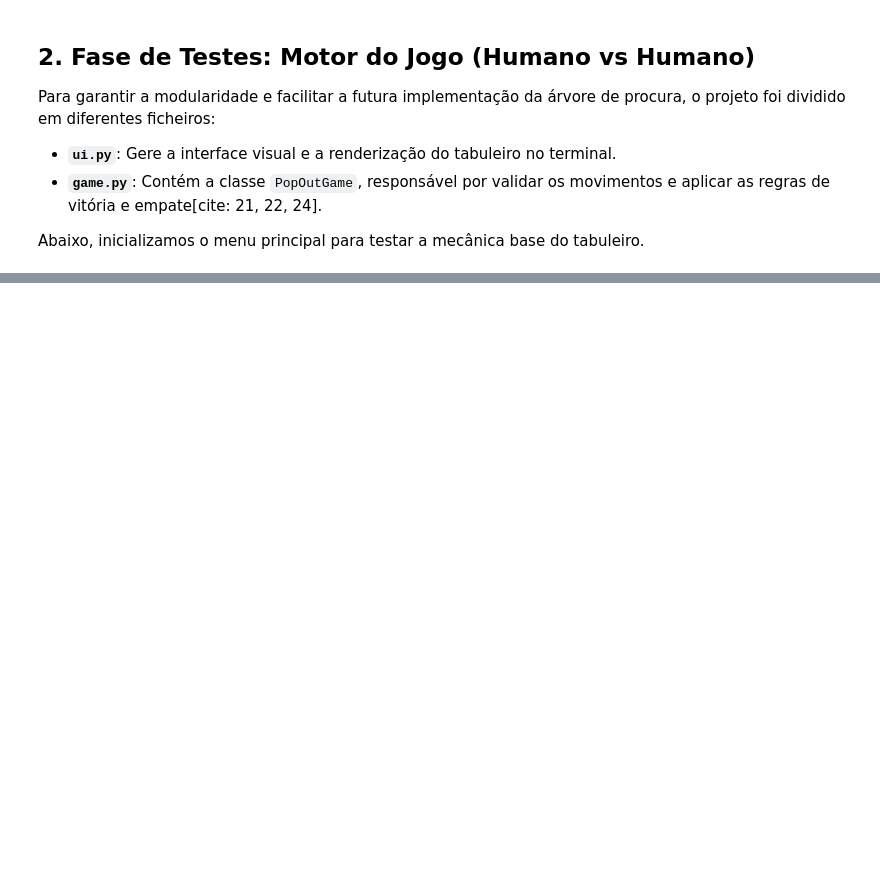
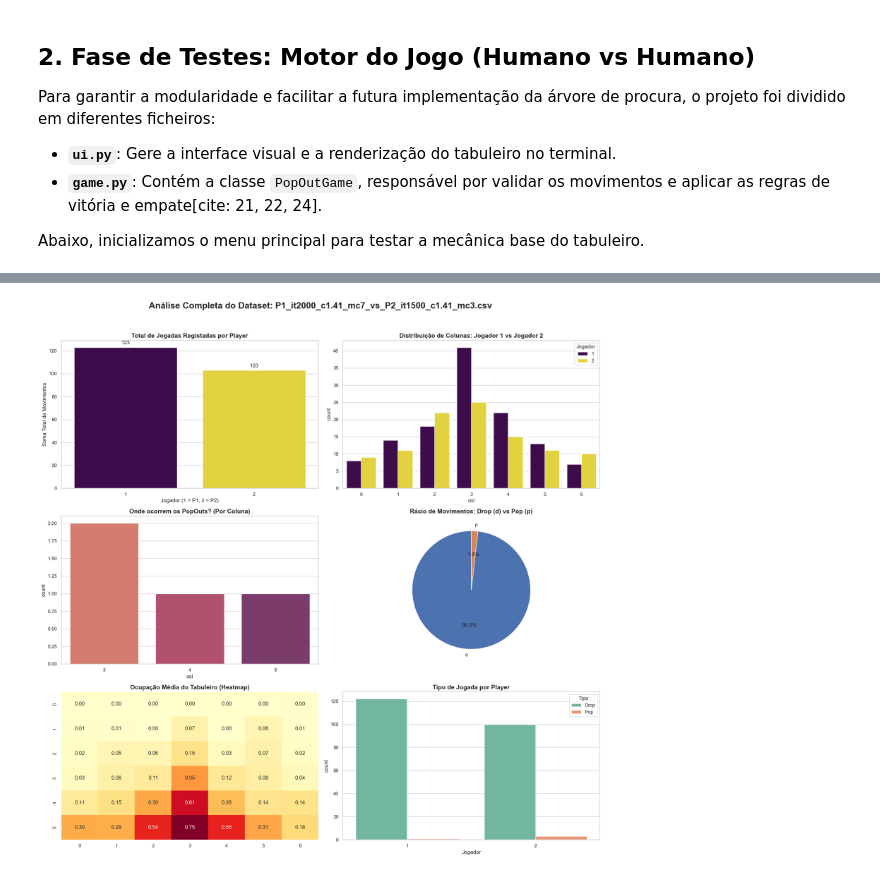
Before and after one commit to Klippell/IA-Connect-4-PopOut, a Jupyter notebook: main.ipynb, the cells around one changed output, grey strips where cells are left out. Saved outputs shown, nothing was run; the diff lists cells and outputs as text; code cells hidden in the pictures; blank space fills up the shorter version.

Commit message:
adiçao de graficos e de dois datasets em MCTS

```diff
--- a/main.ipynb
+++ b/main.ipynb
@@ -32,0 +106,62 @@ main_menu()
+# %%
+# ==========================================
+# 1. CARREGAMENTO
+# ==========================================
+caminho_ficheiro = r"E:\FCUP\IA\datasets\P1_it2000_c1.41_mc7_vs_P2_it1500_c1.41_mc3.csv"
+nome_do_ficheiro = os.path.basename(caminho_ficheiro)
+df = pd.read_csv(caminho_ficheiro)
+
+# ==========================================
+# 2. CONFIGURAR DASHBOARD 3x2
+# ==========================================
+sns.set_theme(style="whitegrid")
+fig, axes = plt.subplots(3, 2, figsize=(18, 18))
+
+fig.suptitle(f"Análise Completa do Dataset: {nome_do_ficheiro}", fontsize=20, fontweight='bold', y=0.98)
+
+# --- QUADRANTE 1: TOTAL DE JOGADAS POR JOGADOR (O que pediste) ---
+sns.countplot(data=df, x='p_turn', ax=axes[0, 0], palette=['#440154', '#fde725'])
+axes[0, 0].set_title("Total de Jogadas Registadas por Player", fontsize=14, fontweight='bold')
+axes[0, 0].set_xlabel("Jogador (1 = P1, 2 = P2)")
+axes[0, 0].set_ylabel("Soma Total de Movimentos")
+# Adicionar os números exatos por cima das barras
+for p in axes[0, 0].patches:
+    axes[0, 0].annotate(f'{int(p.get_height())}', (p.get_x() + p.get_width() / 2., p.get_height()),
+                ha = 'center', va = 'center', xytext = (0, 10), textcoords = 'offset points')
+
+# --- QUADRANTE 2: Escolha de Colunas (P1 vs P2) ---
+sns.countplot(data=df, x='col', hue='p_turn', ax=axes[0, 1], palette='viridis')
+axes[0, 1].set_title("Distribuição de Colunas: Jogador 1 vs Jogador 2", fontsize=14, fontweight='bold')
+axes[0, 1].legend(title="Jogador")
+
+# --- QUADRANTE 3: Uso do PopOut por Coluna ---
+pops_df = df[df['type'] == 'p']
+if not pops_df.empty:
+    sns.countplot(data=pops_df, x='col', ax=axes[1, 0], palette='flare')
+    axes[1, 0].set_title("Onde ocorrem os PopOuts? (Por Coluna)", fontsize=14, fontweight='bold')
+else:
+    axes[1, 0].text(0.5, 0.5, "Nenhuma jogada 'Pop' no dataset", ha='center', va='center')
+
+# --- QUADRANTE 4: Proporção Global Drop vs Pop ---
+contagem_tipos = df['type'].value_counts()
+axes[1, 1].pie(contagem_tipos, labels=contagem_tipos.index, autopct='%1.1f%%',
+               colors=['#4C72B0', '#DD8452'], startangle=90)
+axes[1, 1].set_title("Rácio de Movimentos: Drop (d) vs Pop (p)", fontsize=14, fontweight='bold')
+
+# --- QUADRANTE 5: Mapa de Calor de Ocupação ---
+colunas_tab = [f"pos_{i}" for i in range(42)]
+ocupacao = (df[colunas_tab] > 0).mean().values.reshape(6, 7)
+sns.heatmap(ocupacao, annot=True, fmt=".2f", cmap="YlOrRd", ax=axes[2, 0], cbar=False)
+axes[2, 0].set_title("Ocupação Média do Tabuleiro (Heatmap)", fontsize=14, fontweight='bold')
+
+# --- QUADRANTE 6: Frequência por Jogador e Tipo ---
+sns.countplot(data=df, x='p_turn', hue='type', ax=axes[2, 1], palette='Set2')
+axes[2, 1].set_title("Tipo de Jogada por Player", fontsize=14, fontweight='bold')
+axes[2, 1].set_xlabel("Jogador")
+axes[2, 1].legend(title="Tipo", labels=['Drop', 'Pop'])
+
+# Ajuste final para não sobrepor
+plt.tight_layout(rect=[0, 0, 1, 0.96])
+plt.show()
+# %% [output]
+[figure, added]
```
Also changed, not shown: parts of 5 cells of this notebook, 3 other files.
